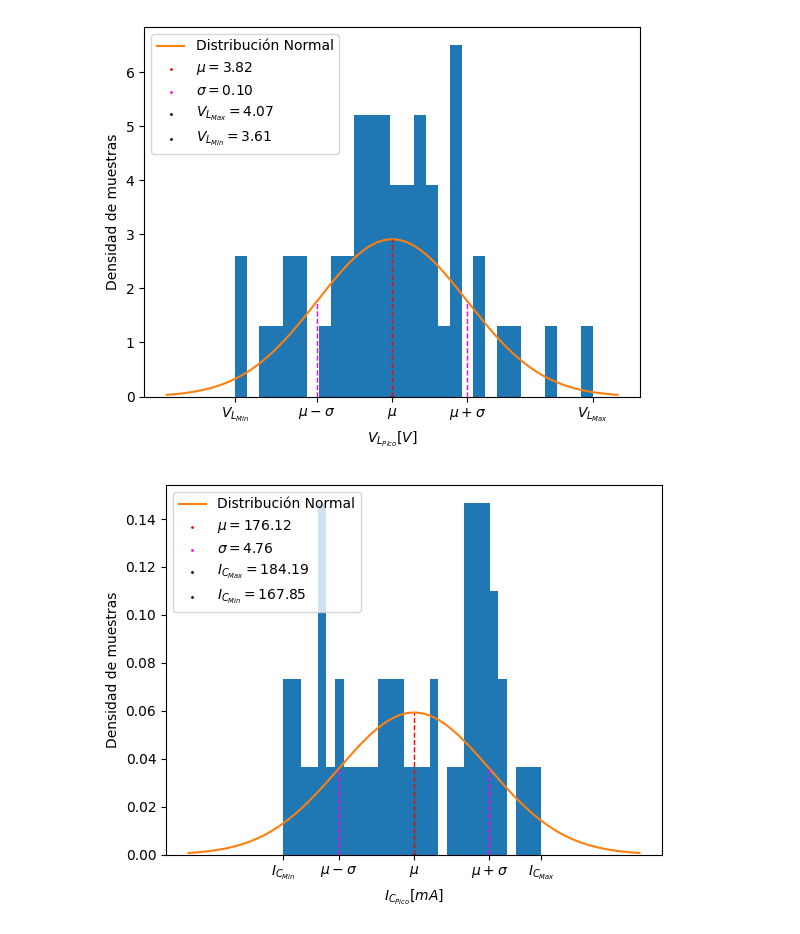
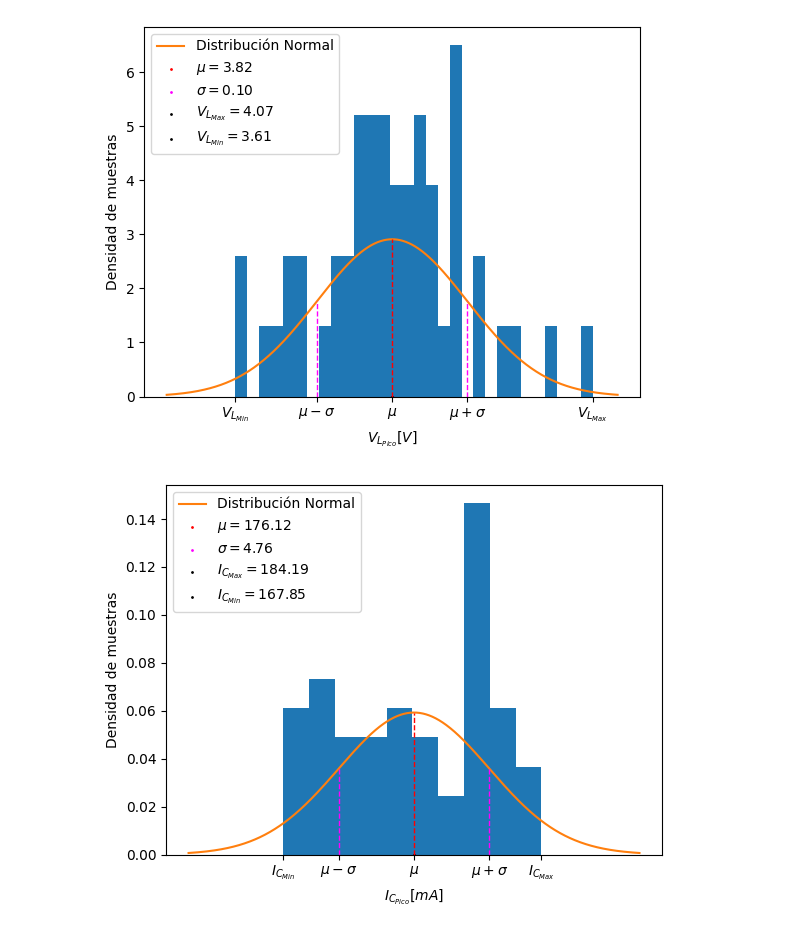
Before and after one commit to NicoBeade/tp_final_electrotecnia, a Jupyter notebook: LTSpice/Graficos Spice.ipynb, the cells around one changed output. Drawn from its saved outputs; the diff is of its cells as text; code cells hidden in the pictures.

```diff
--- a/LTSpice/Graficos Spice.ipynb
+++ b/LTSpice/Graficos Spice.ipynb
@@ -322,36 +322,36 @@ for i in range(l.case_count): # Iteration in simulation cases
     I_c_min.append(min(I_c)*1E3)
 
 # Histograma
-counts, bins, _ = plt.hist(I_c_max, bins = 20, density = True)
+counts, bins, _ = plt.hist(I_c_max, bins = 10, density = True)
 
 # Calcula la media y la desviación estándar
 media = (1/l.case_count) * np.sum(I_c_max)
 str_media = "{:.2f}".format(media)
 desvio = np.sqrt((1/(l.case_count -1)) * np.sum((I_c_max - media) ** 2))
 str_desvio = "{:.2f}".format(desvio)
 t = np.linspace(media - desvio * 3, media + desvio * 3, 1000)
 dist_normal = (1/(desvio * 2 * np.sqrt(np.pi))) * np.exp(-(t-media)**2/(2*desvio**2))
 plt.plot(t, dist_normal, label = 'Distribución Normal')
 
 # Anotaciones
 plt.plot([media, media], [0, (1/(desvio * 2 * np.sqrt(np.pi)))], linestyle = '--', linewidth = 1,  color = 'red')
 plt.scatter(media, 0, color='red', s = 1, label='$\mu = $' + str_media)
 x_ticks = [media, media + desvio, media - desvio, max(I_c_max), min(I_c_max)]
 x_labels = ["$\mu$", "$\mu + \sigma$", "$\mu - \sigma$", "$I_{C_{Max}}$", "$I_{C_{Min}}$"]
 plt.xticks(x_ticks, x_labels)
 plt.plot([media - desvio, media - desvio], [0, (1/(desvio * 2 * np.sqrt(np.pi))) * np.exp(-desvio**2/(2*desvio**2))], linestyle = '--', linewidth = 1,  color = 'magenta')
 plt.plot([media + desvio, media + desvio], [0, (1/(desvio * 2 * np.sqrt(np.pi))) * np.exp(-desvio**2/(2*desvio**2))], linestyle = '--', linewidth = 1,  color = 'magenta')
 plt.scatter(media, 0, color='magenta', s = 1, label='$\sigma = $' + str_desvio)
 plt.scatter(media, 0, color='black', s = 1, label='$I_{C_{Max}} = $' + "{:.2f}".format(max(I_c_max)))
 plt.scatter(media, 0, color='black', s = 1, label='$I_{C_{Min}} = $' + "{:.2f}".format(min(I_c_max)))
 
 plt.xlabel("$I_{C_{Pico}} [mA]$")
 plt.ylabel("Densidad de muestras")
 
 plt.legend()
 
 plt.savefig('Histograma I_C.pdf', format='pdf')
 
 plt.show()
 # %% [output]
-[figure, old version]
+[figure, new version]
```
